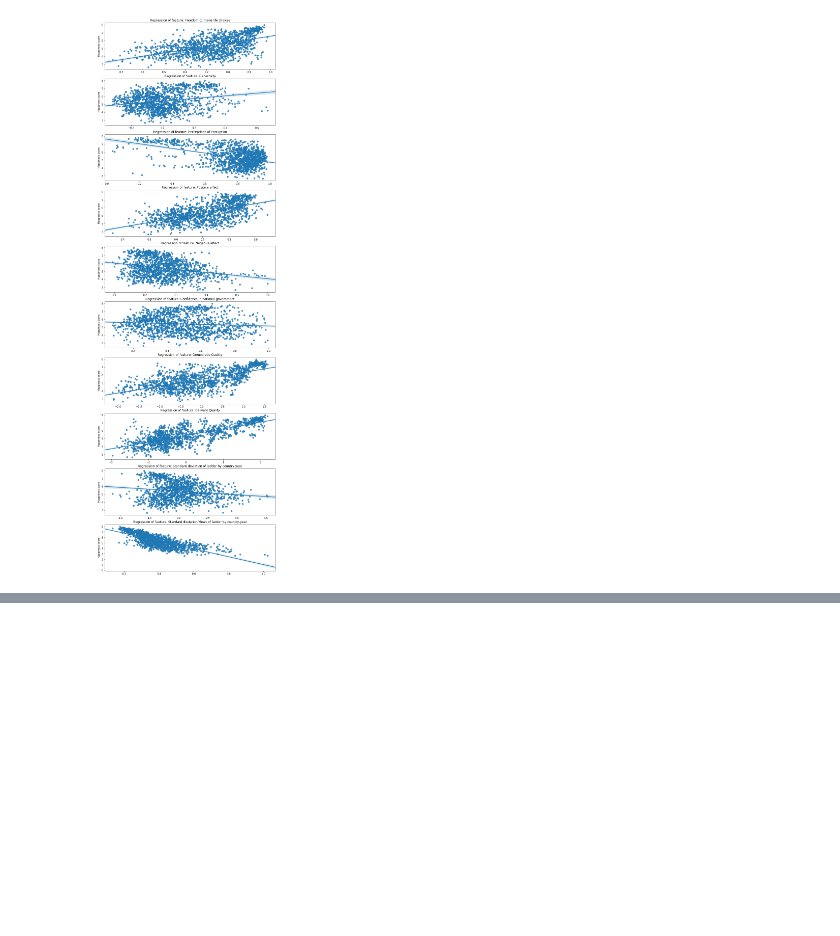
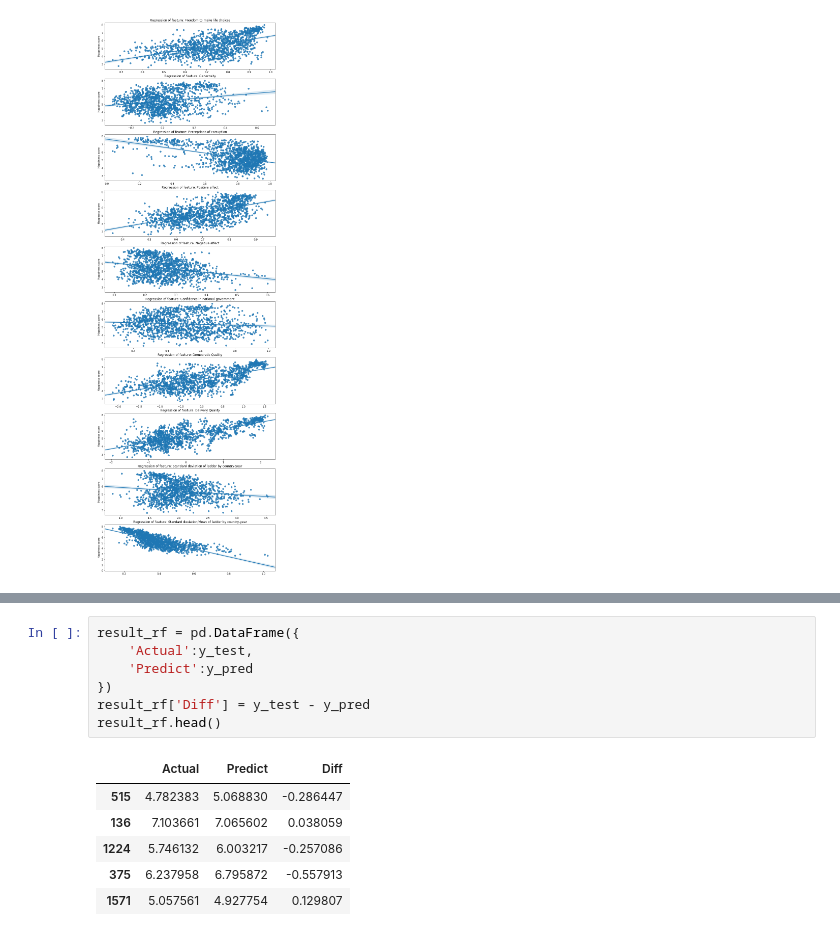
Before and after one commit to hackan98/DMML2019_Team_Nestle, a Jupyter notebook: code/Data_mining,_Project_group_Nestle.ipynb, the cells around one changed output, grey strips where cells are left out. Drawn from its saved outputs; the diff is of its cells as text; blank space fills up the shorter version.

```diff
--- a/code/Data_mining,_Project_group_Nestle.ipynb
+++ b/code/Data_mining,_Project_group_Nestle.ipynb
@@ -1130,0 +1216,14 @@ plt.show()
+# %%
+result_rf = pd.DataFrame({
+    'Actual':y_test,
+    'Predict':y_pred
+})
+result_rf['Diff'] = y_test - y_pred
+result_rf.head()
+# %% [output]
+|  | Actual | Predict | Diff |
+| 515 | 4.782383 | 5.068830 | -0.286447 |
+| 136 | 7.103661 | 7.065602 | 0.038059 |
+| 1224 | 5.746132 | 6.003217 | -0.257086 |
+| 375 | 6.237958 | 6.795872 | -0.557913 |
+| 1571 | 5.057561 | 4.927754 | 0.129807 |
```
Also changed, not shown: parts of 15 cells of this notebook.
